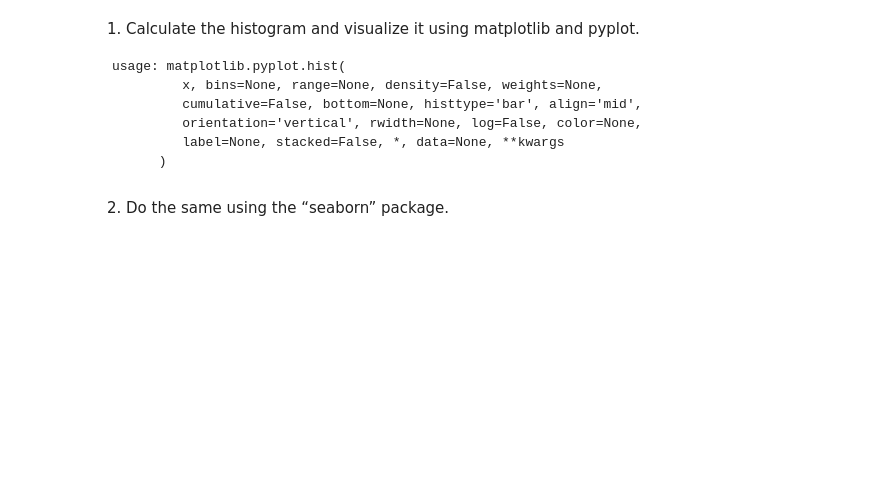
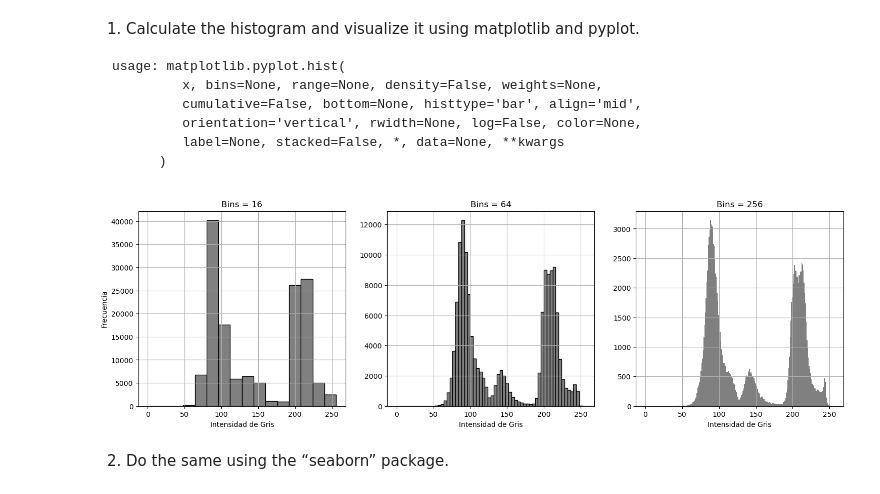
Before and after one commit to hugogs7/CV-I, a Jupyter notebook: t4 image segmentation/Lab4_CV1_MIA/Lab4_25_26.ipynb, the cells around one changed output. Saved outputs shown, nothing was run; the diff lists cells and outputs as text; code cells hidden in the pictures; blank space fills up the shorter version.

```diff
--- a/t4 image segmentation/Lab4_CV1_MIA/Lab4_25_26.ipynb
+++ b/t4 image segmentation/Lab4_CV1_MIA/Lab4_25_26.ipynb
@@ -103,12 +104,42 @@ usage: matplotlib.pyplot.hist(
 # %%
 # Visualize the histogram with matplotlib
 # - Try at least 2 more different values for 'bins' (for example, 16, 64, 256)
 # - Comment on how the appearance of the histogram changes when varying 'bins.
 
 #YOUR CODE HERE
 
+# 1. Calculate the histogram and visualize it using matplotlib.pyplot.hist
+
+# Aplanamos la imagen a 1D (x) porque hist espera un array unidimensional
+pixels = img.reshape(-1)
+
+plt.figure(figsize=(18, 5))
+
+# Caso 1: bins = 16
+plt.subplot(1, 3, 1)
+plt.hist(x=pixels, bins=16, range=[0, 256], color='gray', edgecolor='black')
+plt.title("Bins = 16")
+plt.xlabel("Intensidad de Gris"); plt.ylabel("Frecuencia")
+
+# Caso 2: bins = 64
+plt.subplot(1, 3, 2)
+plt.hist(x=pixels, bins=64, range=[0, 256], color='gray', edgecolor='black')
+plt.title("Bins = 64")
+plt.xlabel("Intensidad de Gris")
+
+# Caso 3: bins = 256 (Máximo detalle para 8 bits)
+plt.subplot(1, 3, 3)
+plt.hist(x=pixels, bins=256, range=[0, 256], color='gray')
+plt.title("Bins = 256")
+plt.xlabel("Intensidad de Gris")
+
+plt.show()
+
+
 #plot.hist(img.resahpe(-1), bins=256, range=[0,256])
 #plt.show()
+# %% [output]
+[figure, added]
 # %% [markdown]
 2. Do the same using the “seaborn” package.
 # %%
```
Also changed, not shown: parts of 34 cells of this notebook.
